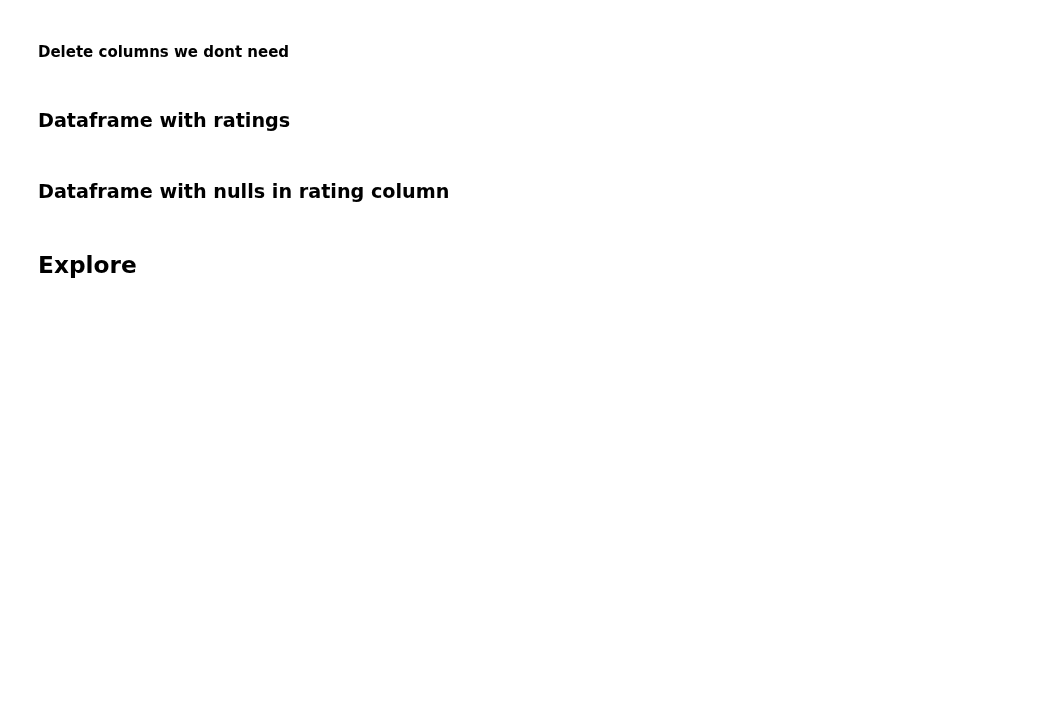
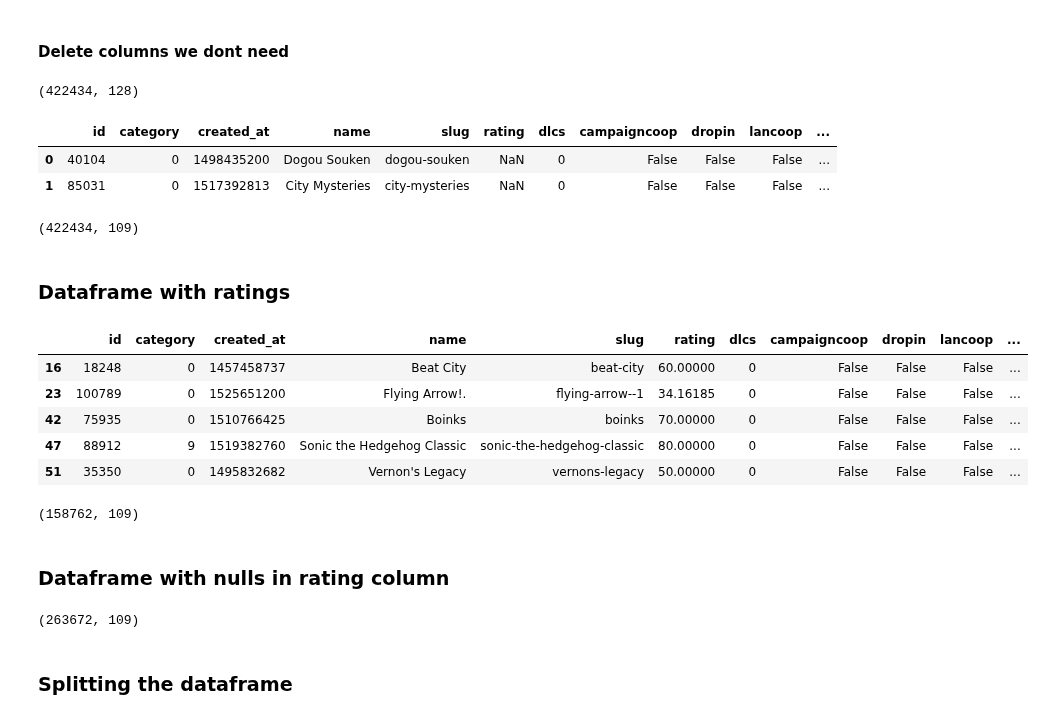
Before and after one commit to MrEnigmamgine/Videogame-Capstone_fork, a Jupyter notebook: Lindy_workbook.ipynb, the cells around one changed output. Cells and saved outputs as stored; diff of their text form; code cells hidden in the pictures; blank space fills up the shorter version.

Commit message:
split

```diff
--- a/Lindy_workbook.ipynb
+++ b/Lindy_workbook.ipynb
@@ -548,4 +715,13 @@ game_library.has_dlcs.head()
 # %% [markdown]
 #### Delete columns we dont need
+# %%
+game_library = game_library.drop(columns=['first_release_date', 'websites', 'collection', 'external_games', 'updated_at', 'artworks', 'genres', 'platforms', 'similar_games', 'tags', 'release_dates', 'cover','screenshots', 'videos', 'checksum_x', 'alternative_names', 'rating_count', 'total_rating_count', 'version_parent', 'hypes', 'url', 'franchises', 'follows', 'aggregated_rating_count', 'game_modes', 'player_perspectives', 'themes', 'game_engines', 'keywords', 'storyline', 'version_title', 'follows', 'bundles', 'franchise', 'checksum_y', 'second_id', 'offlinecoopmax', 'onlinecoopmax', 'onlinecoopmax'])
+game_library.shape
+# %% [output]
+(422434, 128)
 # %%
-game_library.head()
+game_library.head(2)
+# %% [output]
+|  | id | category | created_at | name | slug | rating | dlcs | campaigncoop | dropin | lancoop | ... |
+| 0 | 40104 | 0 | 1498435200 | Dogou Souken | dogou-souken | NaN | 0 | False | False | False | ... |
+| 1 | 85031 | 0 | 1517392813 | City Mysteries | city-mysteries | NaN | 0 | False | False | False | ... |
@@ -557,3 +727,0 @@ game_library.head()
-# %%
-game_library = game_library.drop(columns=['websites', 'created_at', 'updated_at', 'artworks', 'cover','screenshots', 'videos', 'checksum_x', 'alternative_names', 'rating_count', 'total_rating_count', 'version_parent', 'hypes', 'franchises', 'follows', 'aggregated_rating_count'])
-game_library.shape
@@ -562,3 +727,0 @@ game_library.head()
-# %%
-game_library.rename(columns={'slug': 'lower_case_name', 'aggregated_rating': 'critic_rating'}, inplace=True)
-game_library.head()
@@ -566,0 +728,7 @@ game_library.title_version_x.value_counts()
+# %%
+game_library = game_library.drop(columns=['remasters', 'summary', 'age_ratings', 'involved_companies', 'status', 'aggregated_rating', 'total_rating', 'remakes', 'ports', 'parent_game', 'aggregated_rating', 'multiplayer_modes', 'expansions', 'expanded_games', 'forks', 'standalone_expansions', 'second', 'version_description', 'title_version'])
+# %%
+game_library = game_library.drop(columns=['platform'])
+game_library.shape
+# %% [output]
+(422434, 109)
@@ -567,7 +739,16 @@ game_library.title_version_x.value_counts()
 # %% [markdown]
 ### Dataframe with ratings
 # %%
-df2 = game_library[game_library['rating'].notnull()]
-df2.head()
+game_ratings = game_library[game_library['rating'].notnull()]
+game_ratings.head()
+# %% [output]
+|  | id | category | created_at | name | slug | rating | dlcs | campaigncoop | dropin | lancoop | ... |
+| 16 | 18248 | 0 | 1457458737 | Beat City | beat-city | 60.00000 | 0 | False | False | False | ... |
+| 23 | 100789 | 0 | 1525651200 | Flying Arrow!. | flying-arrow--1 | 34.16185 | 0 | False | False | False | ... |
+| 42 | 75935 | 0 | 1510766425 | Boinks | boinks | 70.00000 | 0 | False | False | False | ... |
+| 47 | 88912 | 9 | 1519382760 | Sonic the Hedgehog Classic | sonic-the-hedgehog-classic | 80.00000 | 0 | False | False | False | ... |
+| 51 | 35350 | 0 | 1495832682 | Vernon's Legacy | vernons-legacy | 50.00000 | 0 | False | False | False | ... |
 # %%
-df2.shape
+game_ratings.shape
+# %% [output]
+(158762, 109)
@@ -576,7 +755,7 @@ df2.rating.isnull().sum()
 # %% [markdown]
 ### Dataframe with nulls in rating column
 # %%
-df3 = game_library[game_library['rating'].isnull()]
-df3.shape
+not_rated = game_library[game_library['rating'].isnull()]
+not_rated.shape
+# %% [output]
+(263672, 109)
-# %% [markdown]
-## Explore
@@ -586,0 +762,2 @@ game_library.player_perspectives.value_counts()
+# %% [markdown]
+### Splitting the dataframe
```
Also changed, not shown: parts of 59 cells of this notebook.
